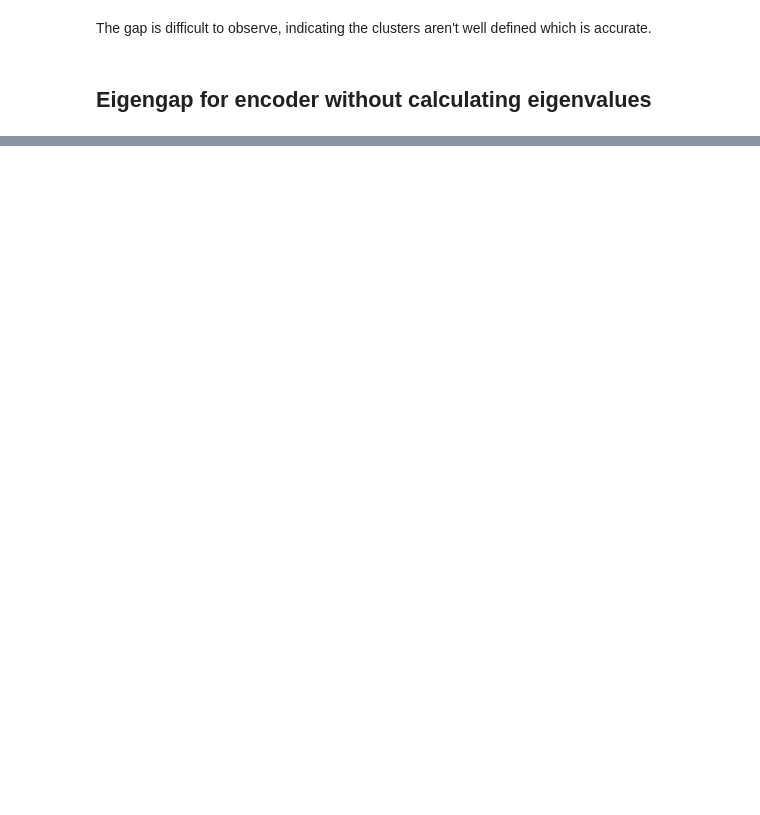
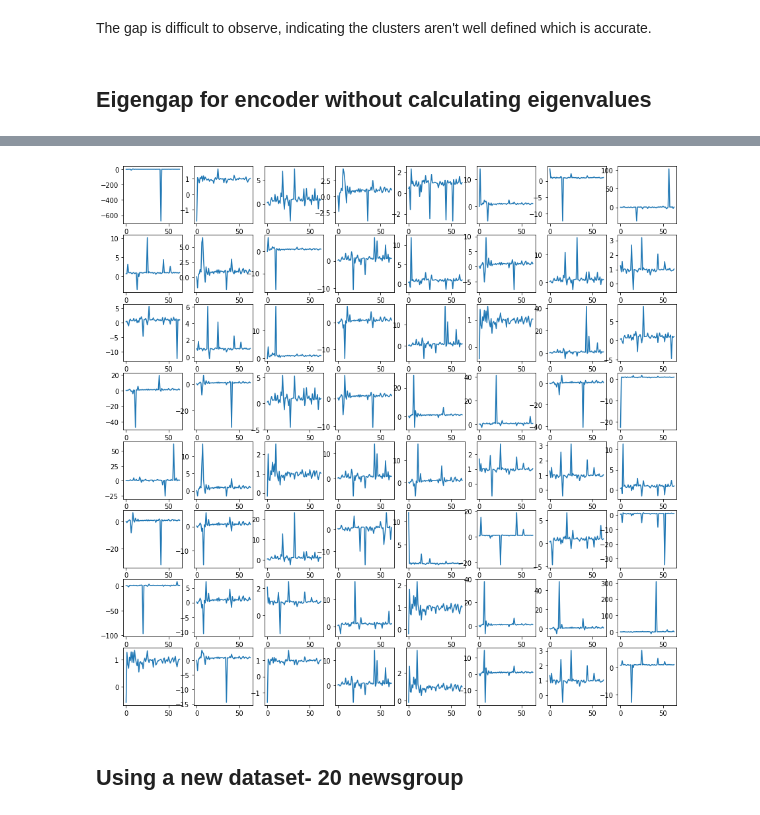
Before and after one commit to SusheendharVijay/ClusterEncoder, a Jupyter notebook: graphEncoder.ipynb, the cells around one changed output, grey strips where cells are left out. Saved outputs shown, nothing was run; the diff lists cells and outputs as text; code cells hidden in the pictures; blank space fills up the shorter version.

Commit message:
new dataset + checking eigengap

```diff
--- a/graphEncoder.ipynb
+++ b/graphEncoder.ipynb
@@ -416,0 +475,9 @@ plt.plot(e_val.real)
+# %%
+fig,ax = plt.subplots(8,8, figsize=(15,15))
+for i in range(8):
+    for j in range(8):
+        ax[i][j].plot(temp2[:][8*i+j])
+# %% [output]
+[figure, added]
+# %% [markdown]
+## Using a new dataset- 20 newsgroup
```
Also changed, not shown: parts of 28 cells of this notebook, 2 other files.
